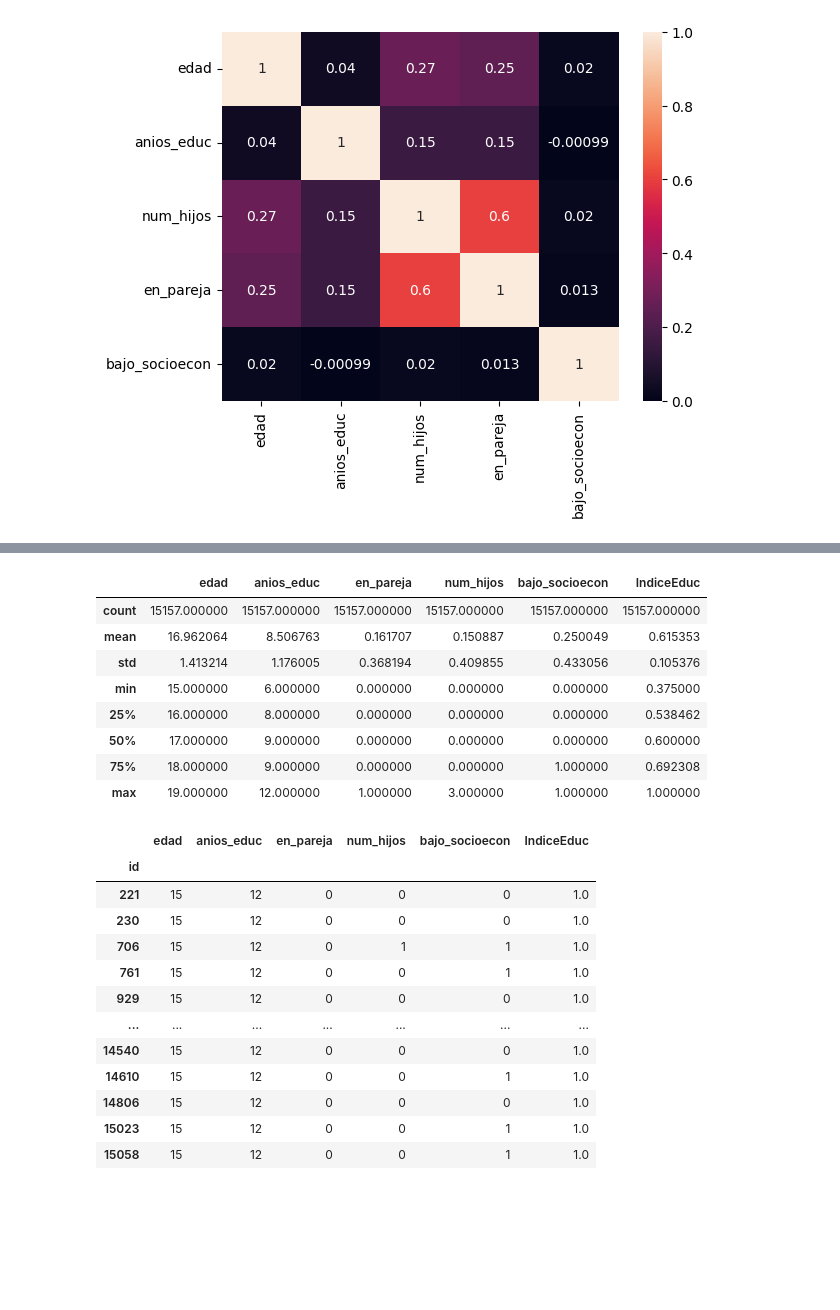
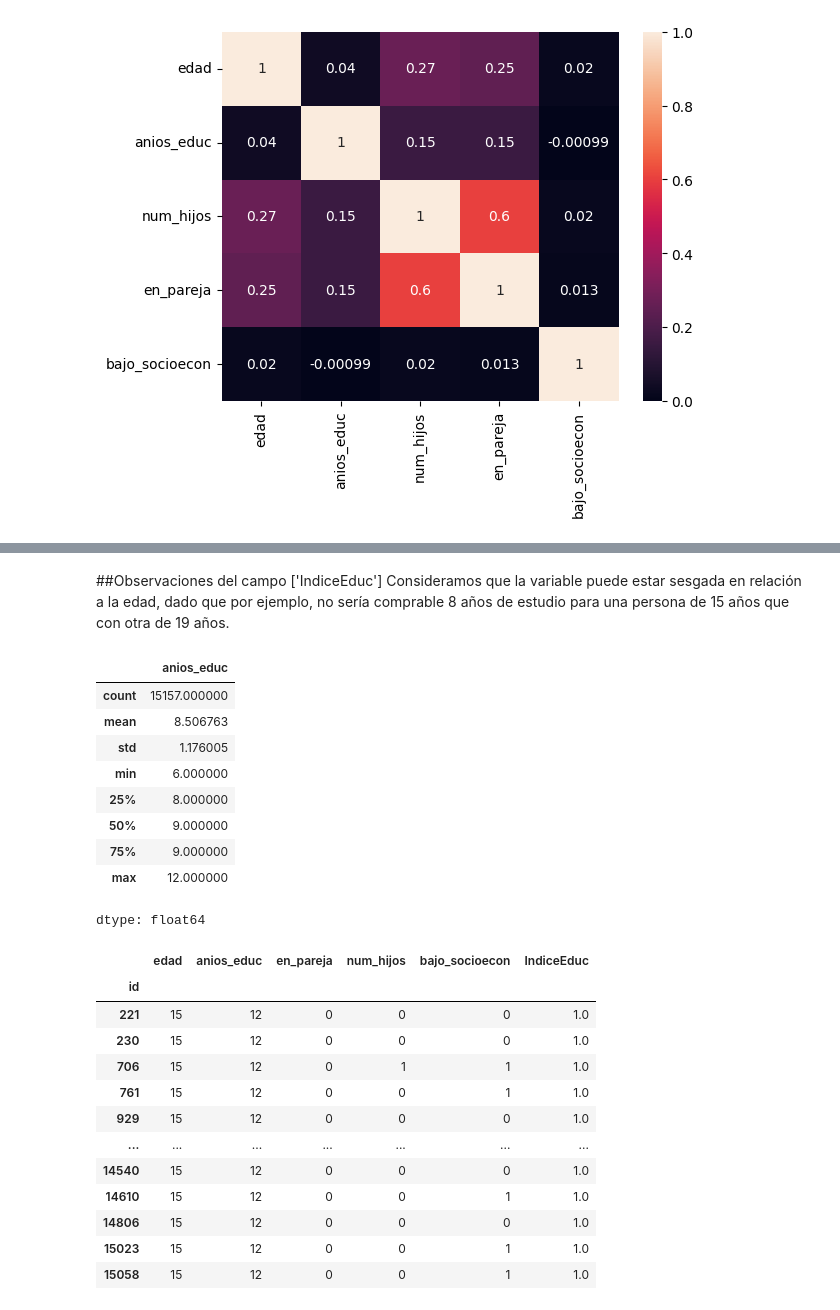
Before and after one commit to gabipalacios/Python, a Jupyter notebook: TFPython2025.ipynb, the cells around one changed output, grey strips where cells are left out. Drawn from its saved outputs; the diff is of its cells as text; code cells hidden in the pictures; blank space fills up the shorter version.

```diff
--- a/TFPython2025.ipynb
+++ b/TFPython2025.ipynb
@@ -207,14 +256,20 @@ sns.heatmap(corr_df, annot=True)
+# %% [markdown]
+##Observaciones del campo ['IndiceEduc']
+Consideramos que la variable puede estar sesgada en relación a la edad, dado que por ejemplo, no sería comprable 8 años de estudio para una persona de 15 años que con otra de 19 años.
+# %%
+# prompt: desccribe para 1 sola variable
+
+df['anios_educ'].describe()
+# %% [output]
+|  | anios_educ |
+| count | 15157.000000 |
+| mean | 8.506763 |
+| std | 1.176005 |
+| min | 6.000000 |
+| 25% | 8.000000 |
+| 50% | 9.000000 |
+| 75% | 9.000000 |
+| max | 12.000000 |
+dtype: float64
 # %%
 df['IndiceEduc'] = df['anios_educ']/(df['edad']-3)
-# %%
-df.describe()
-# %% [output]
-|  | edad | anios_educ | en_pareja | num_hijos | bajo_socioecon | IndiceEduc |
-| count | 15157.000000 | 15157.000000 | 15157.000000 | 15157.000000 | 15157.000000 | 15157.000000 |
-| mean | 16.962064 | 8.506763 | 0.161707 | 0.150887 | 0.250049 | 0.615353 |
-| std | 1.413214 | 1.176005 | 0.368194 | 0.409855 | 0.433056 | 0.105376 |
-| min | 15.000000 | 6.000000 | 0.000000 | 0.000000 | 0.000000 | 0.375000 |
-| 25% | 16.000000 | 8.000000 | 0.000000 | 0.000000 | 0.000000 | 0.538462 |
-| 50% | 17.000000 | 9.000000 | 0.000000 | 0.000000 | 0.000000 | 0.600000 |
-| 75% | 18.000000 | 9.000000 | 0.000000 | 0.000000 | 1.000000 | 0.692308 |
-| max | 19.000000 | 12.000000 | 1.000000 | 3.000000 | 1.000000 | 1.000000 |
```
Also changed, not shown: parts of 18 cells of this notebook.
